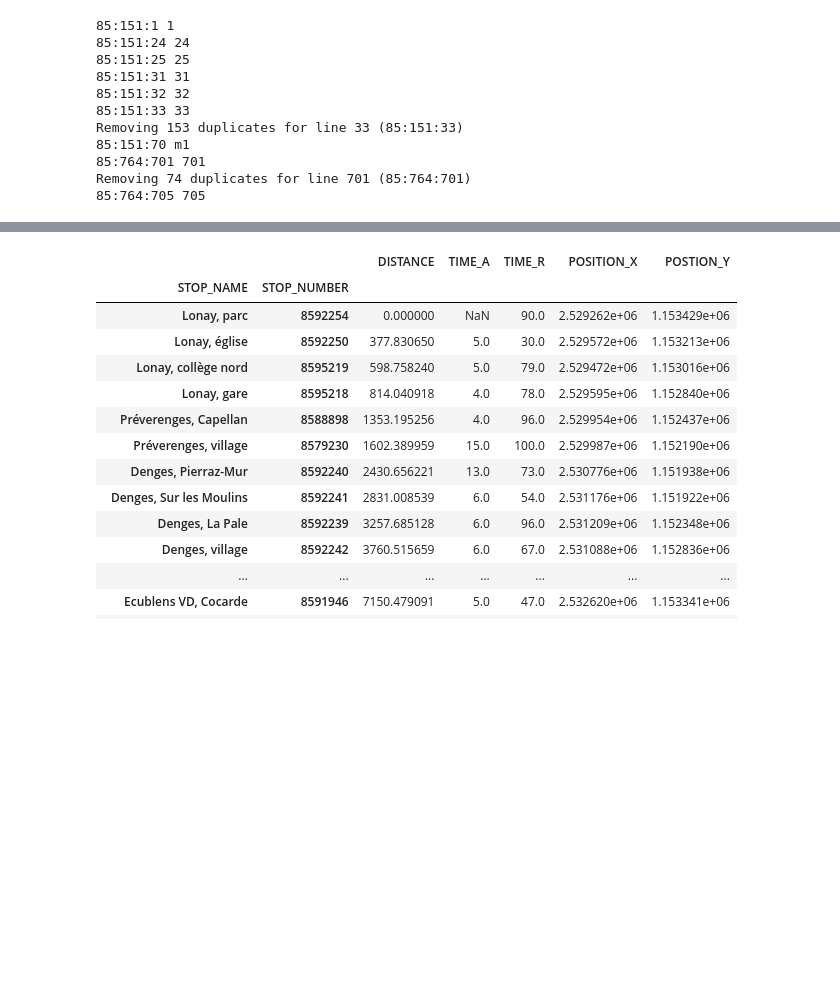
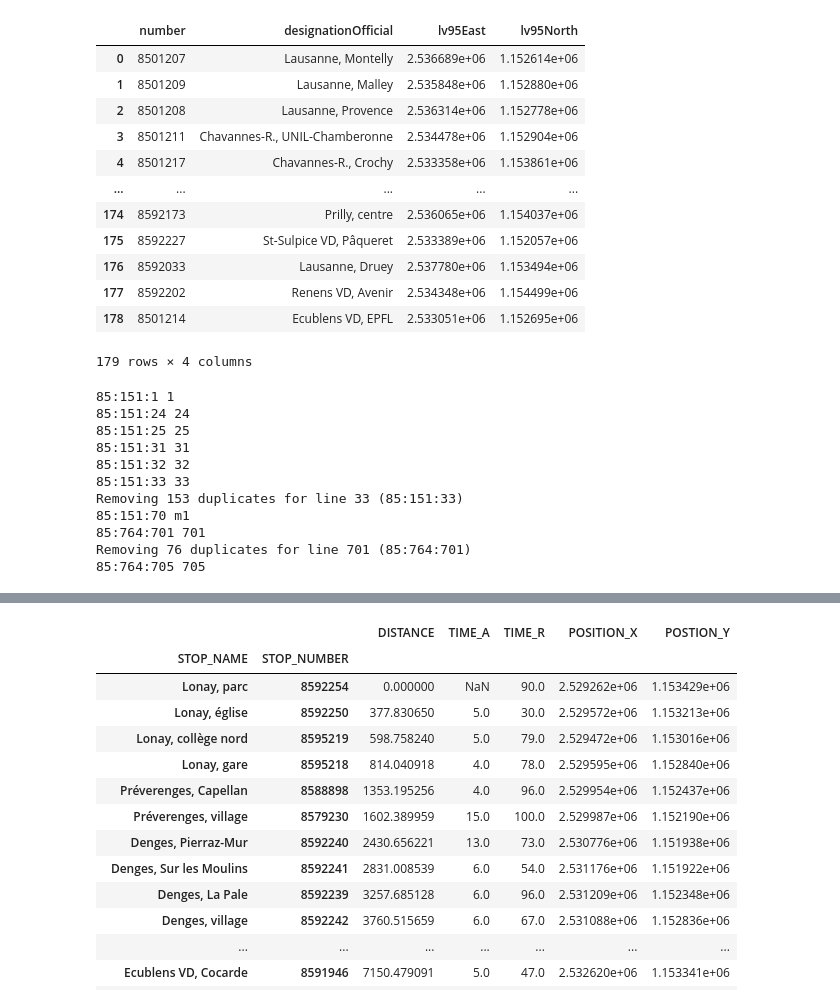
Before and after one commit to merlebleue/DRONES-AND-BUS, a Jupyter notebook: demo.ipynb, the cells around one changed output, grey strips where cells are left out. Saved outputs shown, nothing was run; the diff lists cells and outputs as text; code cells hidden in the pictures; blank space fills up the shorter version.

```diff
--- a/demo.ipynb
+++ b/demo.ipynb
@@ -16,5 +16,23 @@ Changing date to 2024-12-09 because most recent timetable data is older than 202
+# %%
+stops, timetable = preprocess_TP_data(ecublens, date=(2024, 12, 10))
+# %%
+stops
+# %% [output]
+|  | number | designationOfficial | lv95East | lv95North |
+| 0 | 8501207 | Lausanne, Montelly | 2.536689e+06 | 1.152614e+06 |
+| 1 | 8501209 | Lausanne, Malley | 2.535848e+06 | 1.152880e+06 |
+| 2 | 8501208 | Lausanne, Provence | 2.536314e+06 | 1.152778e+06 |
+| 3 | 8501211 | Chavannes-R., UNIL-Chamberonne | 2.534478e+06 | 1.152904e+06 |
+| 4 | 8501217 | Chavannes-R., Crochy | 2.533358e+06 | 1.153861e+06 |
+| ... | ... | ... | ... | ... |
+| 174 | 8592173 | Prilly, centre | 2.536065e+06 | 1.154037e+06 |
+| 175 | 8592227 | St-Sulpice VD, Pâqueret | 2.533389e+06 | 1.152057e+06 |
+| 176 | 8592033 | Lausanne, Druey | 2.537780e+06 | 1.153494e+06 |
+| 177 | 8592202 | Renens VD, Avenir | 2.534348e+06 | 1.154499e+06 |
+| 178 | 8501214 | Ecublens VD, EPFL | 2.533051e+06 | 1.152695e+06 |
+179 rows × 4 columns
 # %%
-simple_lines_data = process_line_data(stops, timetable)
+simple_lines_data = process_line_data(ecublens, stops, timetable)
 # %% [output]
 85:151:1 1
 85:151:24 24
@@ -25,5 +43,5 @@ simple_lines_data = process_line_data(stops, timetable)
 Removing 153 duplicates for line 33 (85:151:33)
 85:151:70 m1
 85:764:701 701
-Removing 74 duplicates for line 701 (85:764:701)
+Removing 76 duplicates for line 701 (85:764:701)
 85:764:705 705
```
Also changed, not shown: parts of 7 cells of this notebook, 56 other files.
